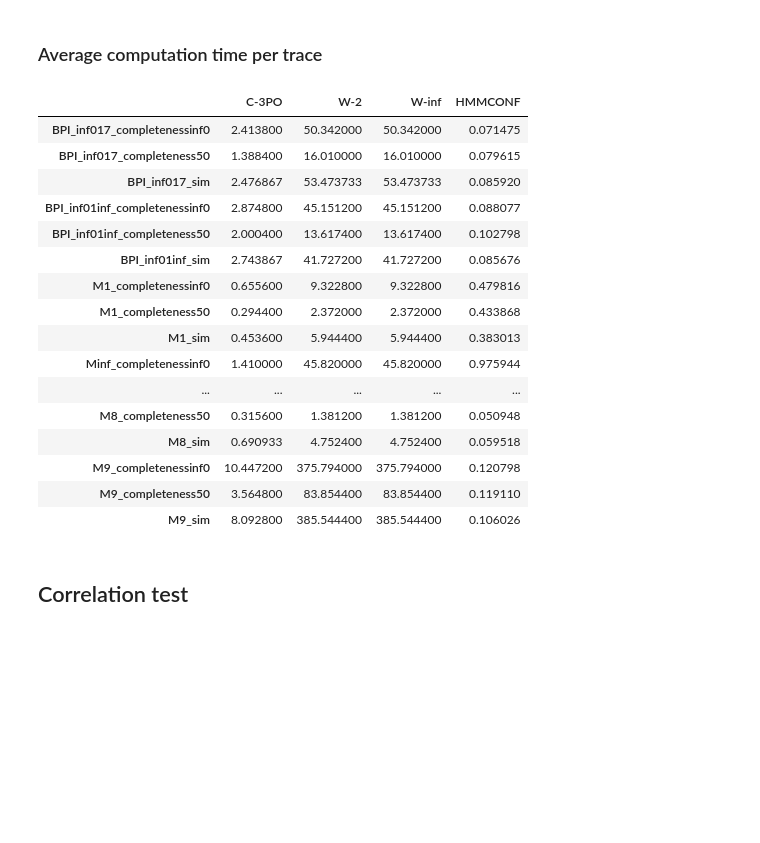
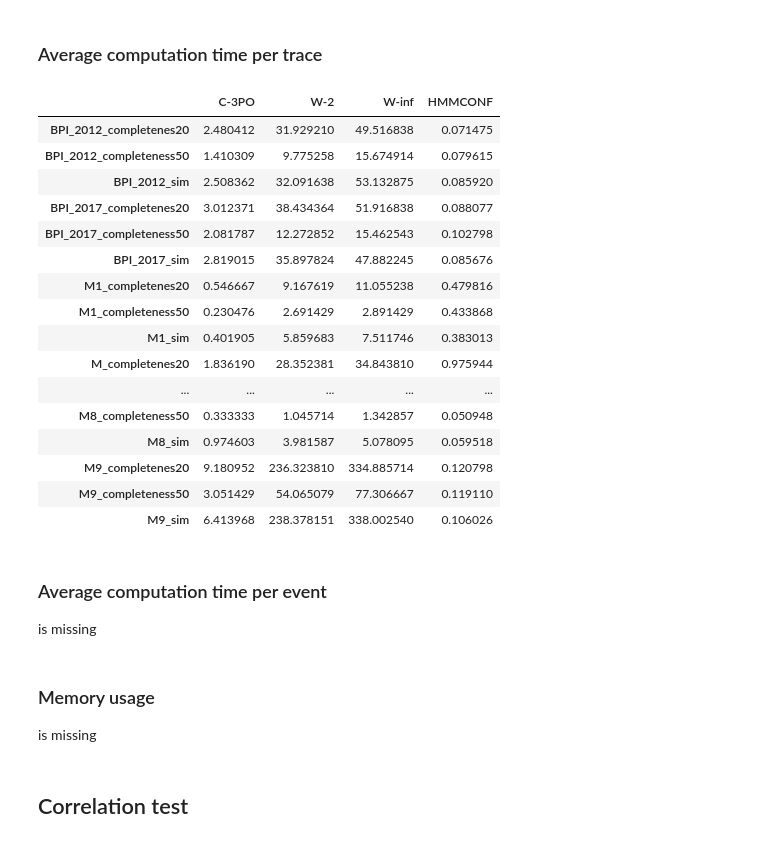
Before and after one commit to MaxTNielsen/ConformanceCheckingUsingTries, a Jupyter notebook: Jupyter/comparative_analysis.ipynb, the cells around one changed output. Saved outputs shown, nothing was run; the diff lists cells and outputs as text; code cells hidden in the pictures; blank space fills up the shorter version.

```diff
--- a/Jupyter/comparative_analysis.ipynb
+++ b/Jupyter/comparative_analysis.ipynb
@@ -19,8 +19,8 @@ PREFIX_W_INF_DIR = os.path.join(PREFIX_ALIGN_DIR, 'window-size-maximum')
 HMMCONF_DIR = os.path.join(INPUT_DIR,'hmmconf')
 C_3PO_DIR = os.path.join(INPUT_DIR,'C-3PO')
 
-LOGS = ["BPI_inf017","BPI_inf01inf","M1","Minf","M4","M8","M9"]
-LOG_TYPES = ['completenessinf0', 'completeness50', 'sim']
+LOGS = ["BPI_2012","BPI_2017","M1","M","M4","M8","M9"]
+LOG_TYPES = ['completenes20', 'completeness50', 'sim']
 # %% [markdown]
 ## Datasets
 note: Kristo can share his insights
@@ -302,43 +302,57 @@ Increase % in conformance: 3.292
 Stress test was carried out by running each algorithm on the datasets 5 times and averaging the execution times to level out system resource interference while running the experiments.
 # %% [markdown]
 ### Average computation time per trace
+# %%
+hmmconf_test_caseids = hmmconf_df['TraceId'].unique()
+
+C_3PO_test = C_3PO_df[C_3PO_df.TraceId.isin(hmmconf_test_caseids)]
+pref_w_inf_test = pref_w_inf_df[pref_w_inf_df.TraceId.isin(hmmconf_test_caseids)]
+pref_w_2_test = pref_w_2_df[pref_w_2_df.TraceId.isin(hmmconf_test_caseids)]
 # %%
 log_names = [list(zip(3*[log_n], LOG_TYPES)) for log_n in LOGS]
 indexes = [l_n+'_'+l_t for l in log_names for (l_n, l_t) in l]
 columns = ['C-3PO', 'W-2', 'W-inf', 'HMMCONF']
 
 hmmconf_mean_exe = hmmconf_df.groupby(['model','log_type','TraceId']).agg({'ExecutionTime': np.mean}).groupby(['model','log_type']).agg({'ExecutionTime': np.mean}).reset_index()
-C_3PO_mean_exe = C_3PO_df.groupby(['model','log_type']).agg({'ExecutionTime': np.mean}).reset_index()
-pref_w_inf_mean_exe = pref_w_inf_df.groupby(['model','log_type']).agg({'ExecutionTime': np.mean}).reset_index()
-pref_w_inf_mean_exe = pref_w_inf_df.groupby(['model','log_type']).agg({'ExecutionTime': np.mean}).reset_index()
+C_3PO_mean_exe = C_3PO_test.groupby(['model','log_type']).agg({'ExecutionTime': np.mean}).reset_index()
+pref_w_inf_mean_exe = pref_w_inf_test.groupby(['model','log_type']).agg({'ExecutionTime': np.mean}).reset_index()
+pref_w_2_mean_exe = pref_w_2_test.groupby(['model','log_type']).agg({'ExecutionTime': np.mean}).reset_index()
 
-data = np.asarray([C_3PO_mean_exe['ExecutionTime'].values, pref_w_inf_mean_exe['ExecutionTime'].values, pref_w_inf_mean_exe['ExecutionTime'].values, hmmconf_mean_exe['ExecutionTime'].values])
+data = np.asarray([C_3PO_mean_exe['ExecutionTime'].values, pref_w_2_mean_exe['ExecutionTime'].values, pref_w_inf_mean_exe['ExecutionTime'].values, hmmconf_mean_exe['ExecutionTime'].values])
 
 results = pd.DataFrame(index=indexes, data=data.T, columns=columns)
 
 def highlight_min(s):
     is_max = s == s.min()
     return ['color: green' if cell else '' for cell in is_max]
 
 results.style.apply(highlight_min, axis=1)
 # %% [output]
 |  | C-3PO | W-2 | W-inf | HMMCONF |
-| BPI_inf017_completenessinf0 | 2.413800 | 50.342000 | 50.342000 | 0.071475 |
-| BPI_inf017_completeness50 | 1.388400 | 16.010000 | 16.010000 | 0.079615 |
-| BPI_inf017_sim | 2.476867 | 53.473733 | 53.473733 | 0.085920 |
-| BPI_inf01inf_completenessinf0 | 2.874800 | 45.151200 | 45.151200 | 0.088077 |
-| BPI_inf01inf_completeness50 | 2.000400 | 13.617400 | 13.617400 | 0.102798 |
-| BPI_inf01inf_sim | 2.743867 | 41.727200 | 41.727200 | 0.085676 |
-| M1_completenessinf0 | 0.655600 | 9.322800 | 9.322800 | 0.479816 |
-| M1_completeness50 | 0.294400 | 2.372000 | 2.372000 | 0.433868 |
-| M1_sim | 0.453600 | 5.944400 | 5.944400 | 0.383013 |
-| Minf_completenessinf0 | 1.410000 | 45.820000 | 45.820000 | 0.975944 |
+| BPI_2012_completenes20 | 2.480412 | 31.929210 | 49.516838 | 0.071475 |
+| BPI_2012_completeness50 | 1.410309 | 9.775258 | 15.674914 | 0.079615 |
+| BPI_2012_sim | 2.508362 | 32.091638 | 53.132875 | 0.085920 |
+| BPI_2017_completenes20 | 3.012371 | 38.434364 | 51.916838 | 0.088077 |
+| BPI_2017_completeness50 | 2.081787 | 12.272852 | 15.462543 | 0.102798 |
+| BPI_2017_sim | 2.819015 | 35.897824 | 47.882245 | 0.085676 |
+| M1_completenes20 | 0.546667 | 9.167619 | 11.055238 | 0.479816 |
+| M1_completeness50 | 0.230476 | 2.691429 | 2.891429 | 0.433868 |
+| M1_sim | 0.401905 | 5.859683 | 7.511746 | 0.383013 |
+| M_completenes20 | 1.836190 | 28.352381 | 34.843810 | 0.975944 |
 | ... | ... | ... | ... | ... |
-| M8_completeness50 | 0.315600 | 1.381200 | 1.381200 | 0.050948 |
-| M8_sim | 0.690933 | 4.752400 | 4.752400 | 0.059518 |
-| M9_completenessinf0 | 10.447200 | 375.794000 | 375.794000 | 0.120798 |
-| M9_completeness50 | 3.564800 | 83.854400 | 83.854400 | 0.119110 |
-| M9_sim | 8.092800 | 385.544400 | 385.544400 | 0.106026 |
+| M8_completeness50 | 0.333333 | 1.045714 | 1.342857 | 0.050948 |
+| M8_sim | 0.974603 | 3.981587 | 5.078095 | 0.059518 |
+| M9_completenes20 | 9.180952 | 236.323810 | 334.885714 | 0.120798 |
+| M9_completeness50 | 3.051429 | 54.065079 | 77.306667 | 0.119110 |
+| M9_sim | 6.413968 | 238.378151 | 338.002540 | 0.106026 |
+# %% [markdown]
+### Average computation time per event
+
+is missing
+# %% [markdown]
+### Memory usage
+
+is missing
 # %% [markdown]
 ## Correlation test
 # %% [markdown]
```
Also changed, not shown: parts of 19 cells of this notebook, 1 other file.
